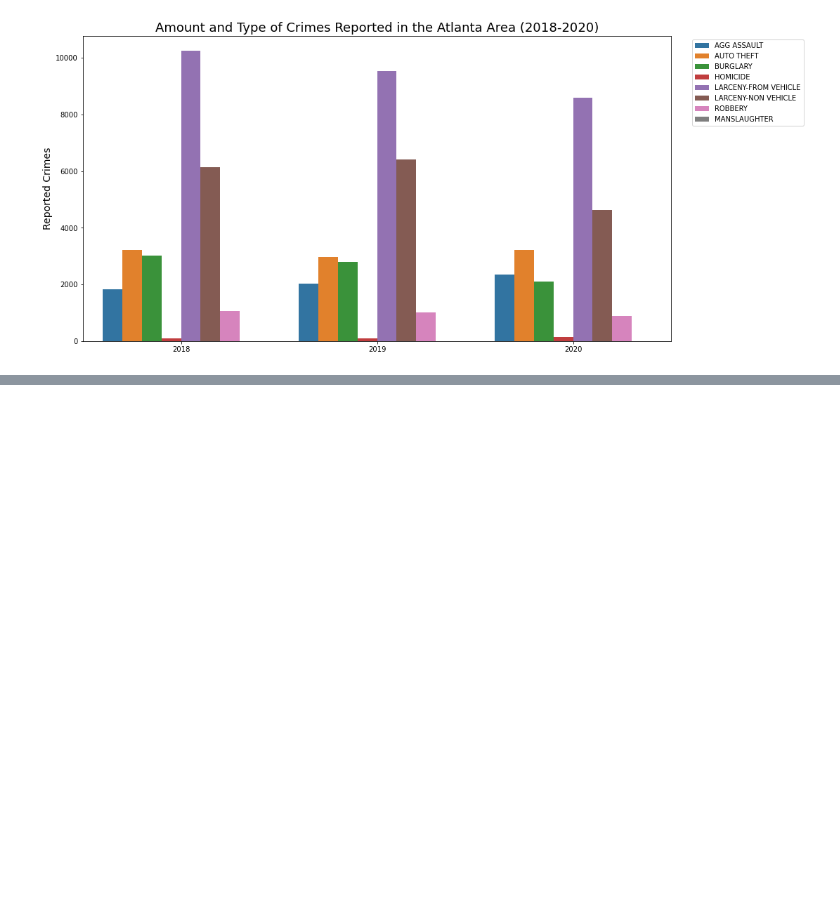
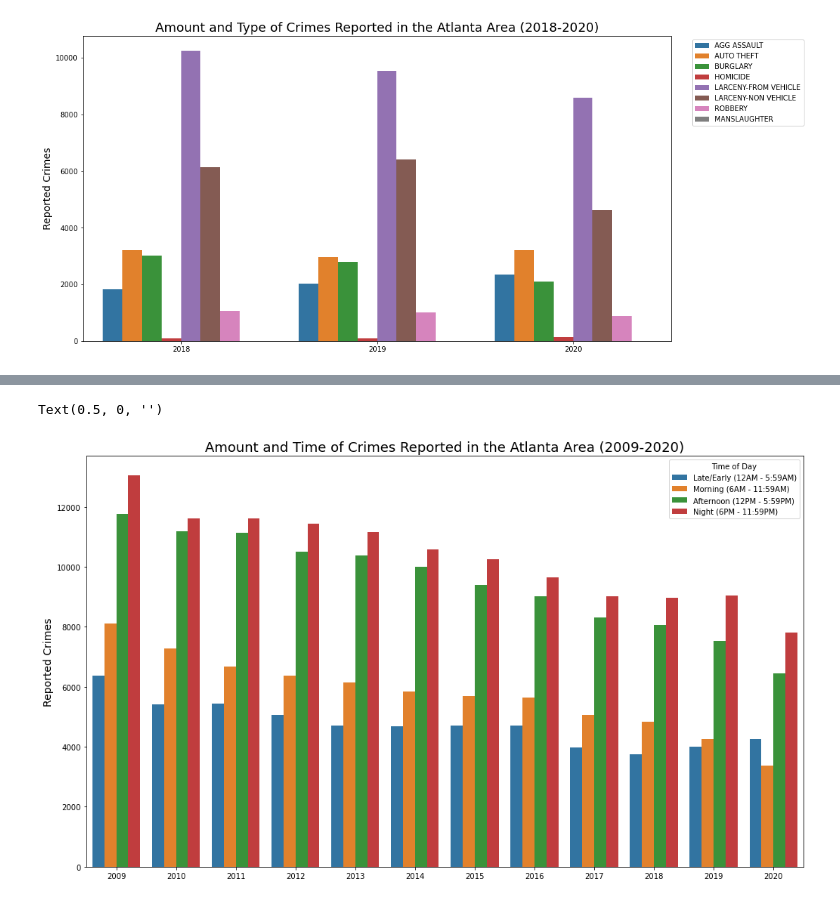
Before and after one commit to cayelsie/Crime-trends-in-Atlanta, a Jupyter notebook: Kelly/Kelly_crime_data.ipynb, the cells around one changed output, grey strips where cells are left out. Cells and saved outputs as stored; diff of their text form; code cells hidden in the pictures; blank space fills up the shorter version.

Commit message:
Changed time category for any entries set to 2400 hours to late/early, intitial plotting of time of day data

```diff
--- a/Kelly/Kelly_crime_data.ipynb
+++ b/Kelly/Kelly_crime_data.ipynb
@@ -592,0 +575,8 @@ sorted_purchase_count_df = purchase_count_df.sort_index(ascending=True)
+# %%
+#Group by the year and time of day, count the number of offenses
+time_offense_group =good_time_df.groupby(["occur_year", "Time Category"])['offense_id'].count()
+
+
+#make time_offense into a dataframe and reset the index
+time_offense_group_df = pd.DataFrame(time_offense_group).reset_index()
+time_offense_group_df
@@ -592,0 +601,20 @@ sorted_purchase_count_df = purchase_count_df.sort_index(ascending=True)
+# %%
+#Plot all years and types of crimes - will be very large
+
+#Set figure size with MatPlotlib
+plt.figure(figsize=(17,10))
+#Plot with seaborn
+sns.barplot(x = 'occur_year', y = 'offense_id', hue = 'Time Category', data = time_offense_group_df)
+
+#Move legend
+plt.legend(bbox_to_anchor= (1, 1), title = "Time of Day" );
+
+#Add title and labels for each axis and set font size.
+plt.title("Amount and Time of Crimes Reported in the Atlanta Area (2009-2020)", fontsize = (18))
+plt.ylabel("Reported Crimes", fontsize = (14))
+plt.xlabel("")
+
+#Wow...crimes mostly occur when people are awake. Big shocker!
+# %% [output]
+Text(0.5, 0, '')
+[figure, added]
```
Also changed, not shown: parts of 3 cells of this notebook.
